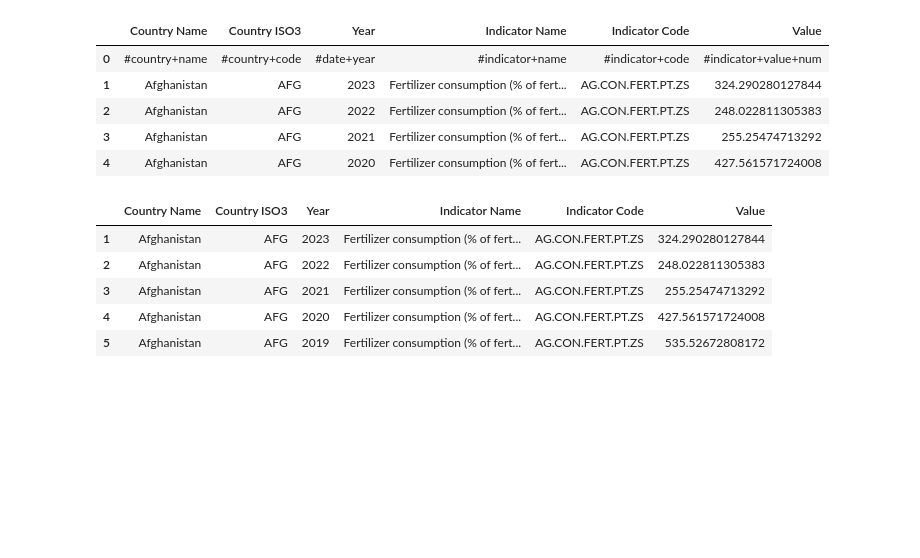
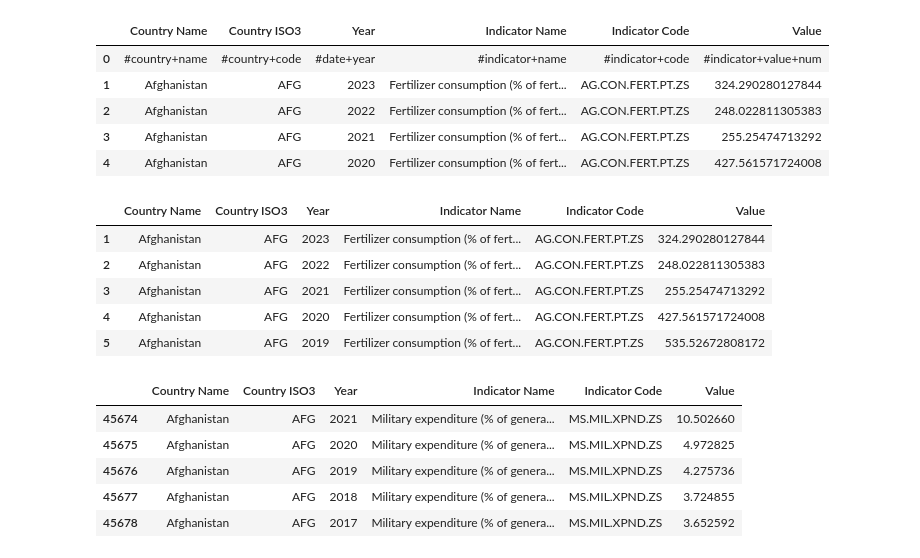
Before and after one commit to group-pi-dataviz/group-pi-dataviz.github.io, a Jupyter notebook: scripts/data_prepocessing_parte3.ipynb, the cells around one changed output. Cells and saved outputs as stored; diff of their text form; code cells hidden in the pictures; blank space fills up the shorter version.

```diff
--- a/scripts/data_prepocessing_parte3.ipynb
+++ b/scripts/data_prepocessing_parte3.ipynb
@@ -58,0 +63,11 @@ data.head()
+# %%
+# Keeping the rows with 'Indicator Name' == 'Military expenditure (% of general government expenditure)'
+data_military_expenditure = data[data['Indicator Name'] == 'Military expenditure (% of general government expenditure)']
+data_military_expenditure.head()
+# %% [output]
+|  | Country Name | Country ISO3 | Year | Indicator Name | Indicator Code | Value |
+| 45674 | Afghanistan | AFG | 2021 | Military expenditure (% of genera... | MS.MIL.XPND.ZS | 10.502660 |
+| 45675 | Afghanistan | AFG | 2020 | Military expenditure (% of genera... | MS.MIL.XPND.ZS | 4.972825 |
+| 45676 | Afghanistan | AFG | 2019 | Military expenditure (% of genera... | MS.MIL.XPND.ZS | 4.275736 |
+| 45677 | Afghanistan | AFG | 2018 | Military expenditure (% of genera... | MS.MIL.XPND.ZS | 3.724855 |
+| 45678 | Afghanistan | AFG | 2017 | Military expenditure (% of genera... | MS.MIL.XPND.ZS | 3.652592 |
```
Also changed, not shown: parts of 2 cells of this notebook, 1 other file.
